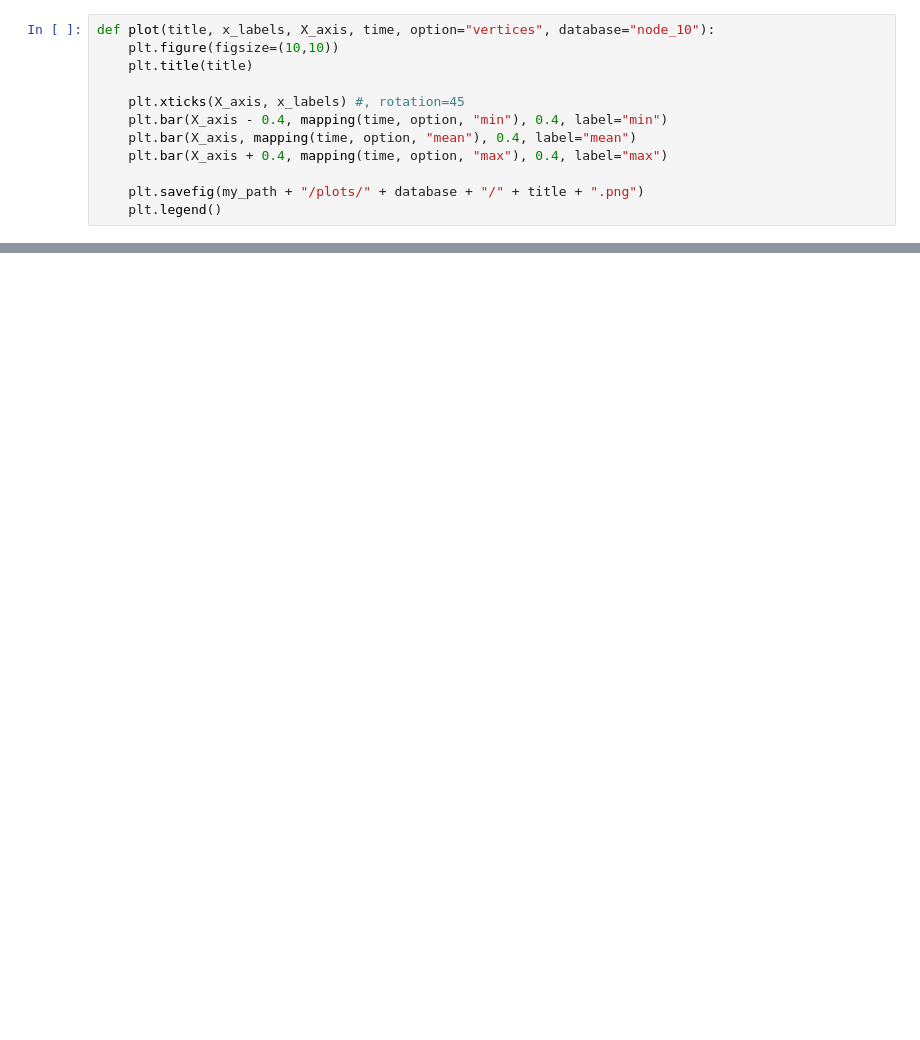
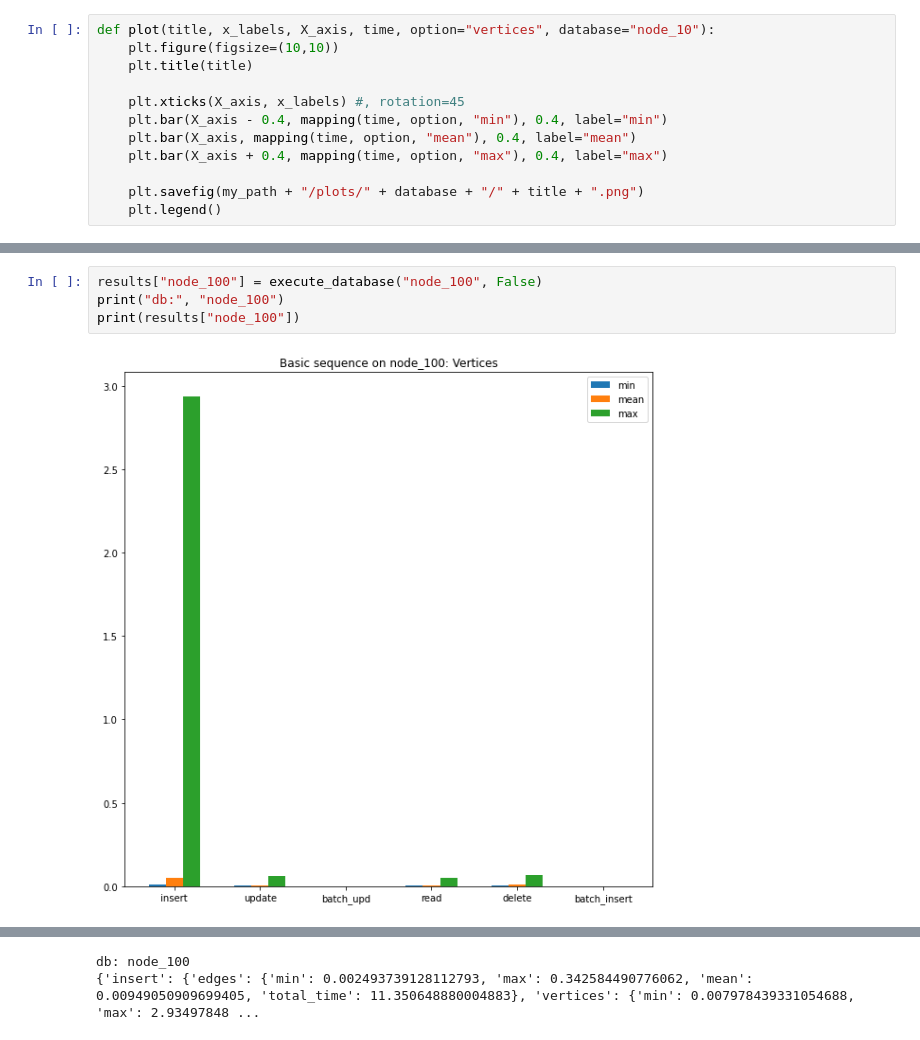
Before and after one commit to thodpap/CompareGraphDatabases, a Jupyter notebook: neo4j/main.ipynb, the cells around one changed output, grey strips where cells are left out. Cells and saved outputs as stored; diff of their text form; blank space fills up the shorter version.

```diff
--- a/neo4j/main.ipynb
+++ b/neo4j/main.ipynb
@@ -181,0 +173,6 @@ results
+# %%
+results["node_100"] = execute_database("node_100", False)
+print("db:", "node_100")
+print(results["node_100"])
+# %% [output]
+[figure, added]
@@ -181,0 +184,2 @@ results
+db: node_100
+{'insert': {'edges': {'min': 0.002493739128112793, 'max': 0.342584490776062, 'mean': 0.00949050909699405, 'total_time': 11.350648880004883}, 'vertices': {'min': 0.007978439331054688, 'max': 2.93497848 ...
```
Also changed, not shown: parts of 11 cells of this notebook, 20 other files.
